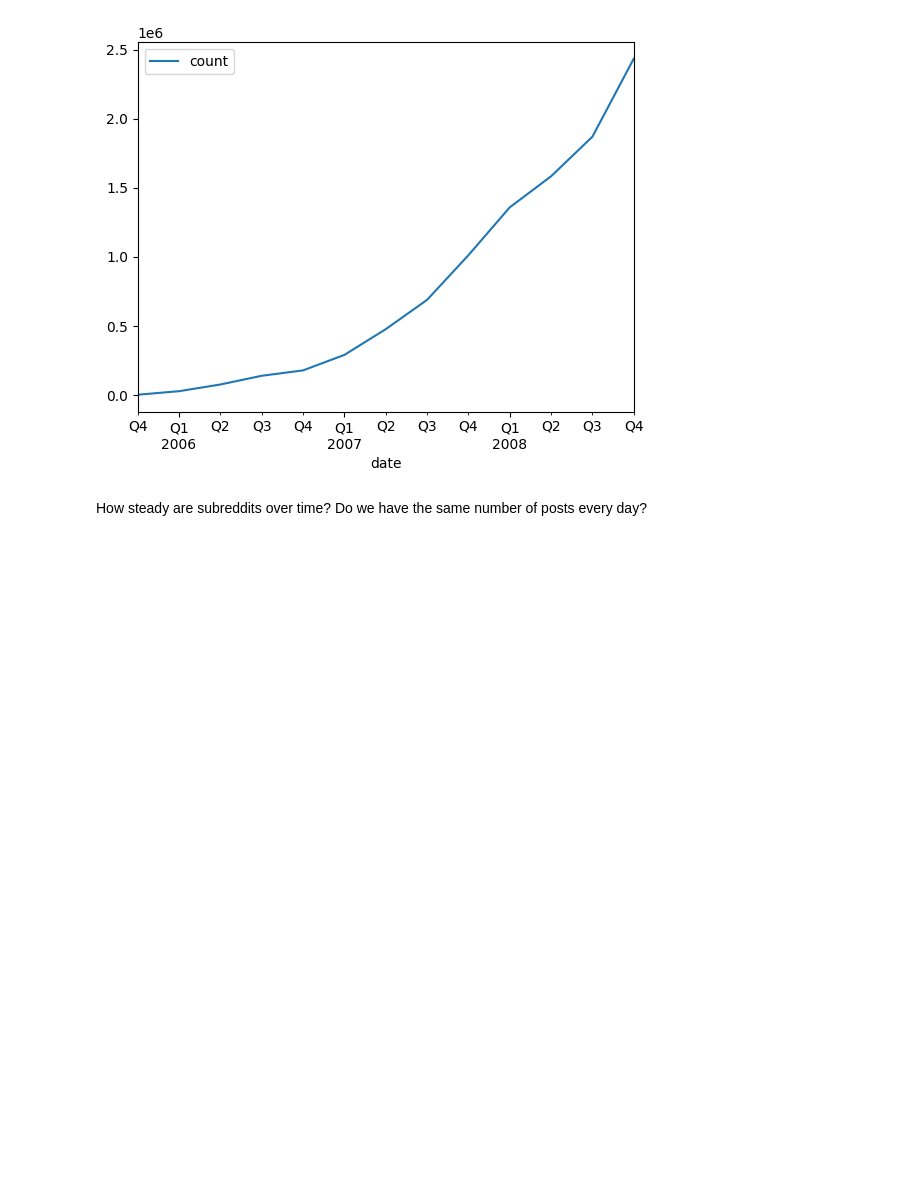
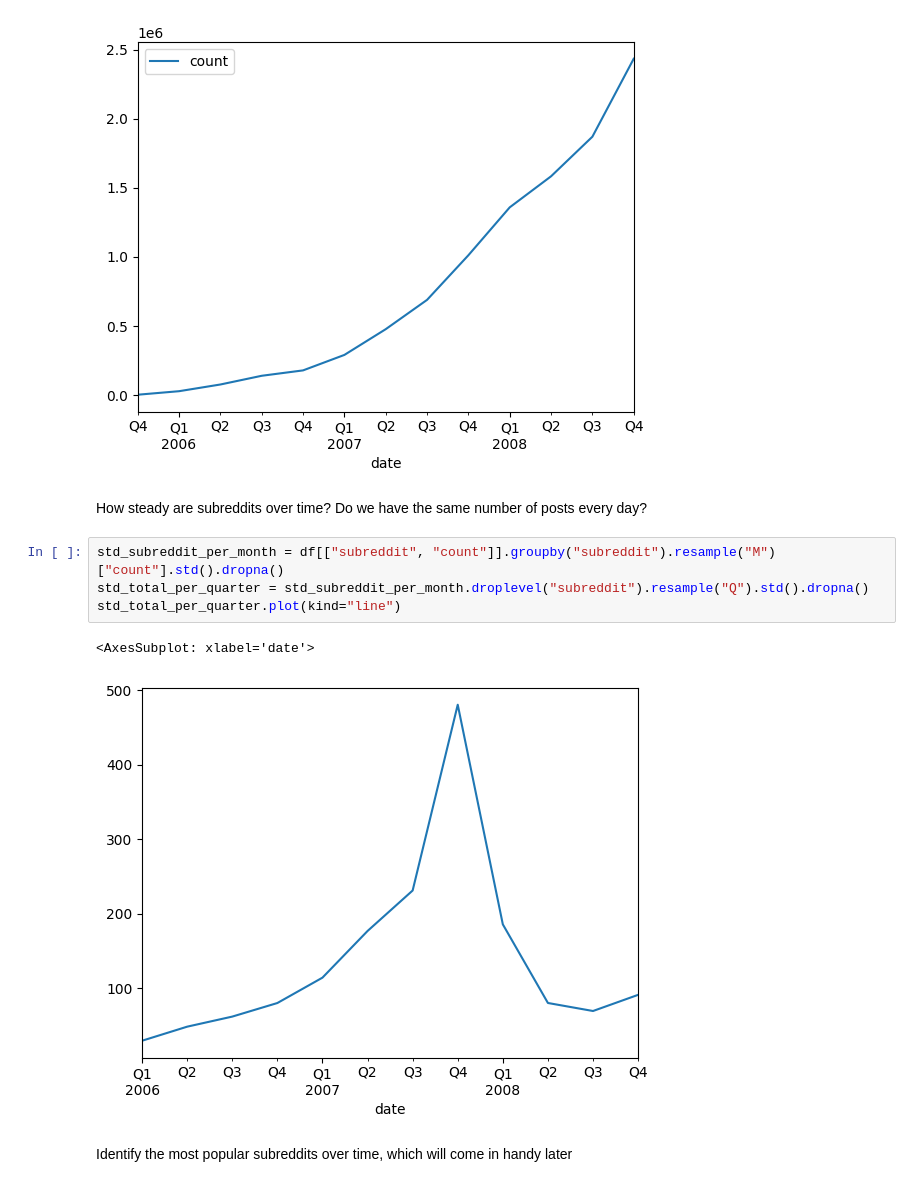
Before and after one commit to Fohlen/reddit-sentiment, a Jupyter notebook: analysis/dataset_description.ipynb, the cells around one changed output. Saved outputs shown, nothing was run; the diff lists cells and outputs as text; blank space fills up the shorter version.

```diff
--- a/analysis/dataset_description.ipynb
+++ b/analysis/dataset_description.ipynb
@@ -51,3 +51,12 @@ df[["count"]].resample("Q").sum("count").plot(kind="line")
 [figure]
 # %% [markdown]
 How steady are subreddits over time? Do we have the same number of posts every day?
+# %%
+std_subreddit_per_month = df[["subreddit", "count"]].groupby("subreddit").resample("M")["count"].std().dropna()
+std_total_per_quarter = std_subreddit_per_month.droplevel("subreddit").resample("Q").std().dropna()
+std_total_per_quarter.plot(kind="line")
+# %% [output]
+<AxesSubplot: xlabel='date'>
+[figure, added]
+# %% [markdown]
+Identify the most popular subreddits over time, which will come in handy later
```
Also changed, not shown: parts of 5 cells of this notebook.
